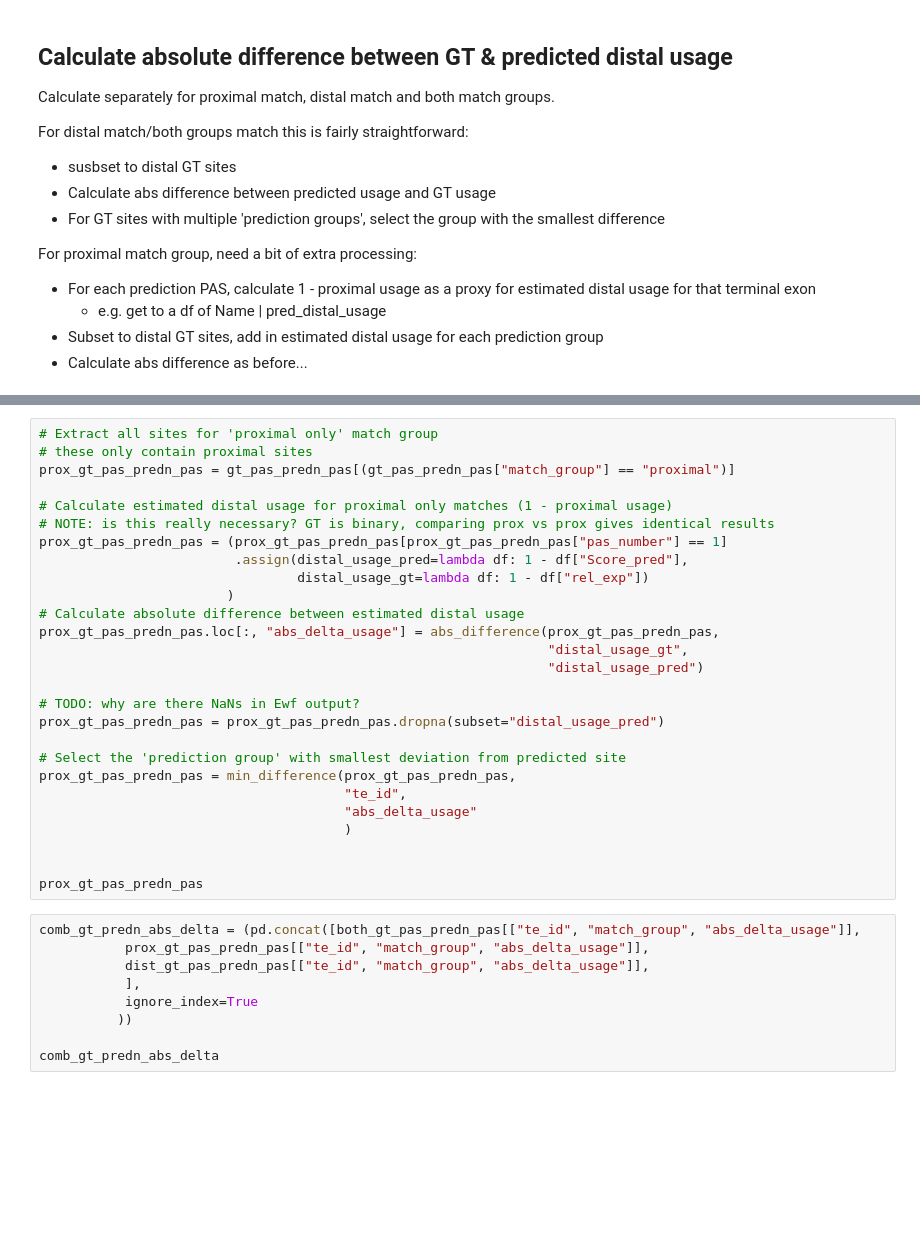
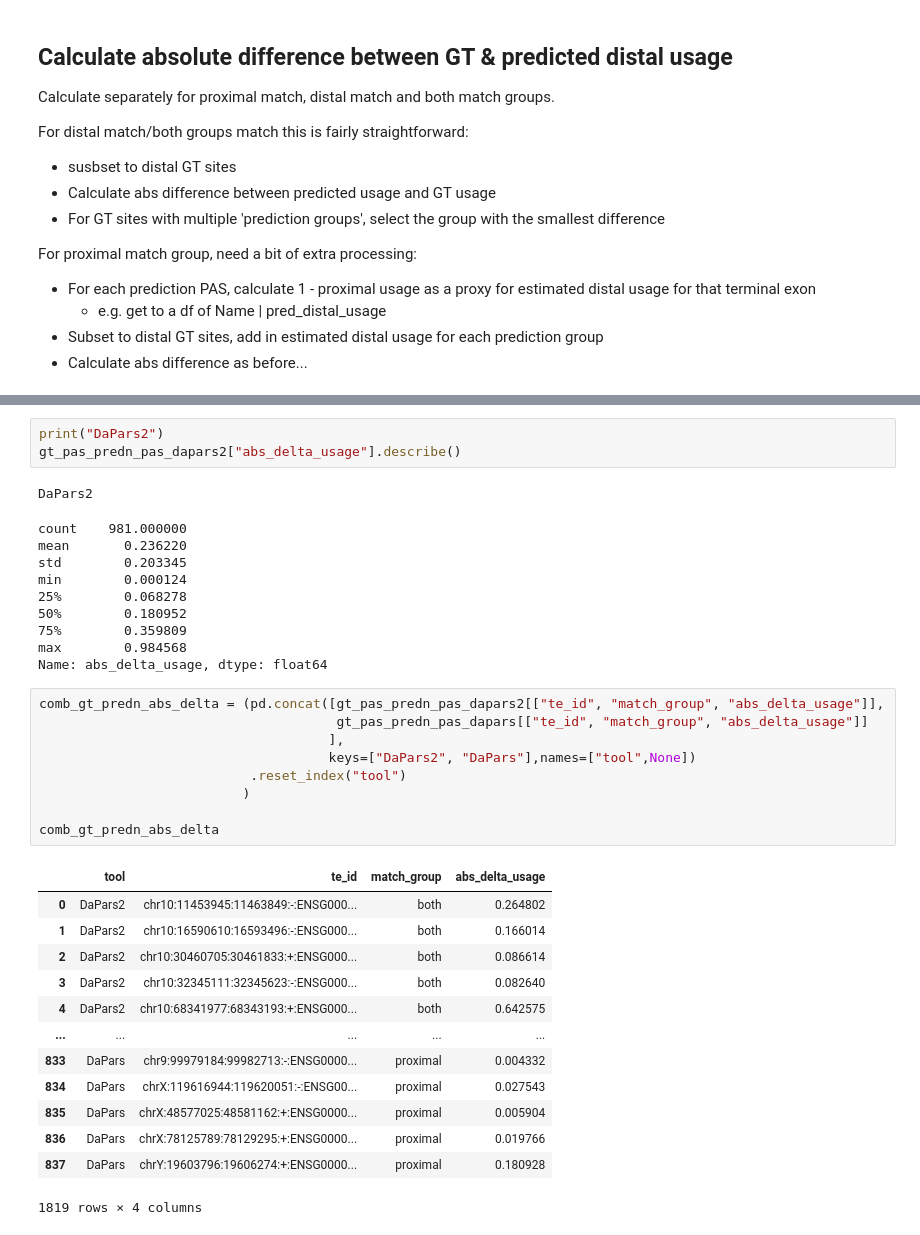
Before and after one commit to iRNA-COSI/APAeval, a Jupyter notebook: summary_workflows/relative_quantification/poc/relative_quant_poc.ipynb, the cells around one changed output, grey strips where cells are left out. Saved outputs shown, nothing was run; the diff lists cells and outputs as text; blank space fills up the shorter version.

```diff
--- a/summary_workflows/relative_quantification/poc/relative_quant_poc.ipynb
+++ b/summary_workflows/relative_quantification/poc/relative_quant_poc.ipynb
@@ -1788,39 +1857,40 @@ both_gt_pas_predn_pas["abs_delta_usage"].describe()
 # %%
-# Extract all sites for 'proximal only' match group
-# these only contain proximal sites
-prox_gt_pas_predn_pas = gt_pas_predn_pas[(gt_pas_predn_pas["match_group"] == "proximal")]
-
-# Calculate estimated distal usage for proximal only matches (1 - proximal usage)
-# NOTE: is this really necessary? GT is binary, comparing prox vs prox gives identical results
-prox_gt_pas_predn_pas = (prox_gt_pas_predn_pas[prox_gt_pas_predn_pas["pas_number"] == 1]
-                         .assign(distal_usage_pred=lambda df: 1 - df["Score_pred"],
-                                 distal_usage_gt=lambda df: 1 - df["rel_exp"])
-                        )
-# Calculate absolute difference between estimated distal usage
-prox_gt_pas_predn_pas.loc[:, "abs_delta_usage"] = abs_difference(prox_gt_pas_predn_pas,
-                                                                 "distal_usage_gt",
-                                                                 "distal_usage_pred")
-
-# TODO: why are there NaNs in Ewf output?
-prox_gt_pas_predn_pas = prox_gt_pas_predn_pas.dropna(subset="distal_usage_pred")
-
-# Select the 'prediction group' with smallest deviation from predicted site
-prox_gt_pas_predn_pas = min_difference(prox_gt_pas_predn_pas,
-                                       "te_id",
-                                       "abs_delta_usage"
-                                       )
-
-
-prox_gt_pas_predn_pas
+print("DaPars2")
+gt_pas_predn_pas_dapars2["abs_delta_usage"].describe()
+# %% [output]
+DaPars2
+count    981.000000
+mean       0.236220
+std        0.203345
+min        0.000124
+25%        0.068278
+50%        0.180952
+75%        0.359809
+max        0.984568
+Name: abs_delta_usage, dtype: float64
 # %%
-comb_gt_predn_abs_delta = (pd.concat([both_gt_pas_predn_pas[["te_id", "match_group", "abs_delta_usage"]],
-           prox_gt_pas_predn_pas[["te_id", "match_group", "abs_delta_usage"]],
-           dist_gt_pas_predn_pas[["te_id", "match_group", "abs_delta_usage"]],
-           ],
-           ignore_index=True
-          ))
+comb_gt_predn_abs_delta = (pd.concat([gt_pas_predn_pas_dapars2[["te_id", "match_group", "abs_delta_usage"]],
+                                      gt_pas_predn_pas_dapars[["te_id", "match_group", "abs_delta_usage"]]
+                                     ],
+                                     keys=["DaPars2", "DaPars"],names=["tool",None])
+                           .reset_index("tool")
+                          )
 
 comb_gt_predn_abs_delta
+# %% [output]
+|  | tool | te_id | match_group | abs_delta_usage |
+| 0 | DaPars2 | chr10:11453945:11463849:-:ENSG000... | both | 0.264802 |
+| 1 | DaPars2 | chr10:16590610:16593496:-:ENSG000... | both | 0.166014 |
+| 2 | DaPars2 | chr10:30460705:30461833:+:ENSG000... | both | 0.086614 |
+| 3 | DaPars2 | chr10:32345111:32345623:-:ENSG000... | both | 0.082640 |
+| 4 | DaPars2 | chr10:68341977:68343193:+:ENSG000... | both | 0.642575 |
+| ... | ... | ... | ... | ... |
+| 833 | DaPars | chr9:99979184:99982713:-:ENSG0000... | proximal | 0.004332 |
+| 834 | DaPars | chrX:119616944:119620051:-:ENSG00... | proximal | 0.027543 |
+| 835 | DaPars | chrX:48577025:48581162:+:ENSG0000... | proximal | 0.005904 |
+| 836 | DaPars | chrX:78125789:78129295:+:ENSG0000... | proximal | 0.019766 |
+| 837 | DaPars | chrY:19603796:19606274:+:ENSG0000... | proximal | 0.180928 |
+1819 rows × 4 columns
 # %%
 from plotnine import ggplot, aes, labs, facet_wrap, geom_boxplot, geom_jitter, geom_violin
 from plotnine.stats import stat_ecdf
```
Also changed, not shown: parts of 32 cells of this notebook.
